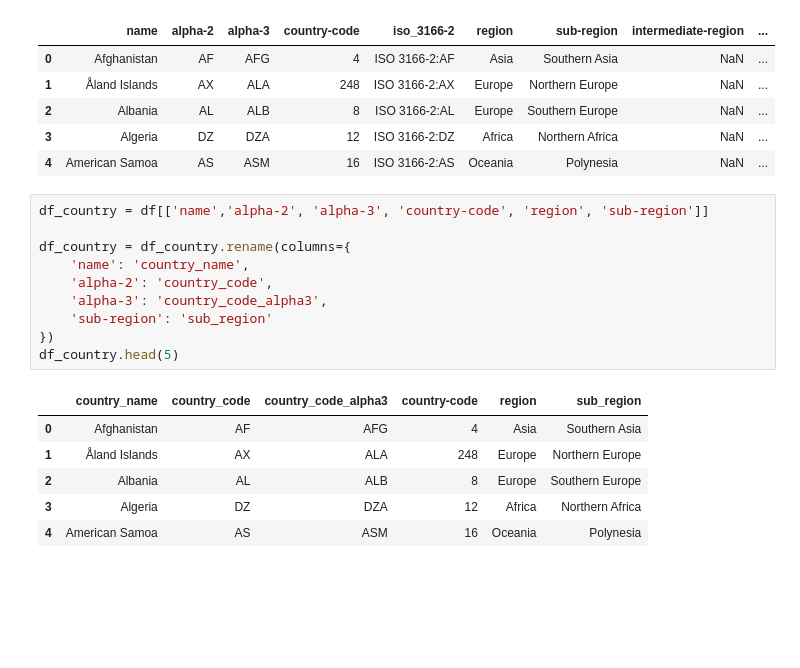
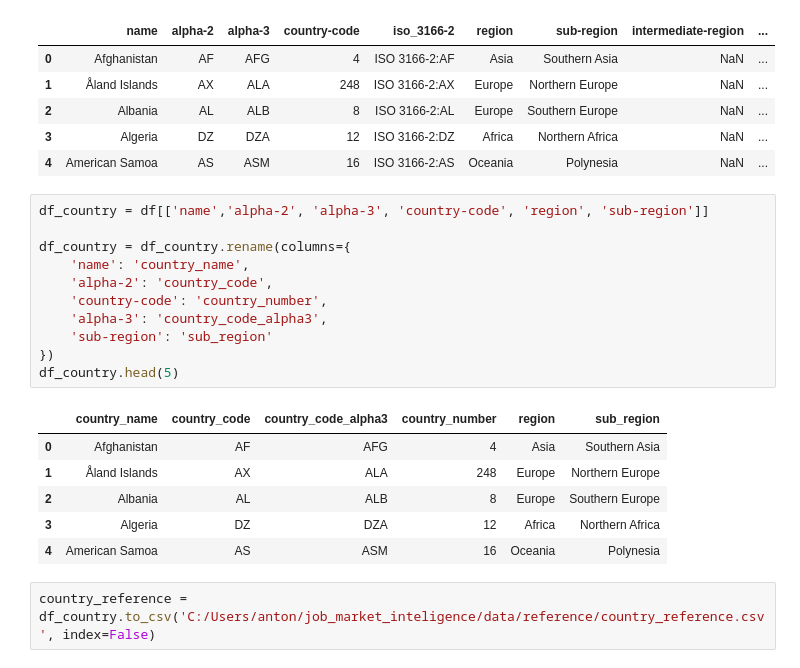
Before and after one commit to AntonioJabbour/job_market_inteligence, a Jupyter notebook: data/reference/CHECK.ipynb, the cells around one changed output. Cells and saved outputs as stored; diff of their text form; blank space fills up the shorter version.

```diff
--- a/data/reference/CHECK.ipynb
+++ b/data/reference/CHECK.ipynb
@@ -13,17 +13,20 @@ df.head(5)
 # %%
 df_country = df[['name','alpha-2', 'alpha-3', 'country-code', 'region', 'sub-region']]
 
 df_country = df_country.rename(columns={
     'name': 'country_name',
     'alpha-2': 'country_code',
+    'country-code': 'country_number',
     'alpha-3': 'country_code_alpha3',
     'sub-region': 'sub_region'
 })
 df_country.head(5)
 # %% [output]
-|  | country_name | country_code | country_code_alpha3 | country-code | region | sub_region |
+|  | country_name | country_code | country_code_alpha3 | country_number | region | sub_region |
 | 0 | Afghanistan | AF | AFG | 4 | Asia | Southern Asia |
 | 1 | Åland Islands | AX | ALA | 248 | Europe | Northern Europe |
 | 2 | Albania | AL | ALB | 8 | Europe | Southern Europe |
 | 3 | Algeria | DZ | DZA | 12 | Africa | Northern Africa |
 | 4 | American Samoa | AS | ASM | 16 | Oceania | Polynesia |
+# %%
+country_reference = df_country.to_csv('C:/Users/anton/job_market_inteligence/data/reference/country_reference.csv', index=False)
```
Also changed, not shown: 3 other files.
